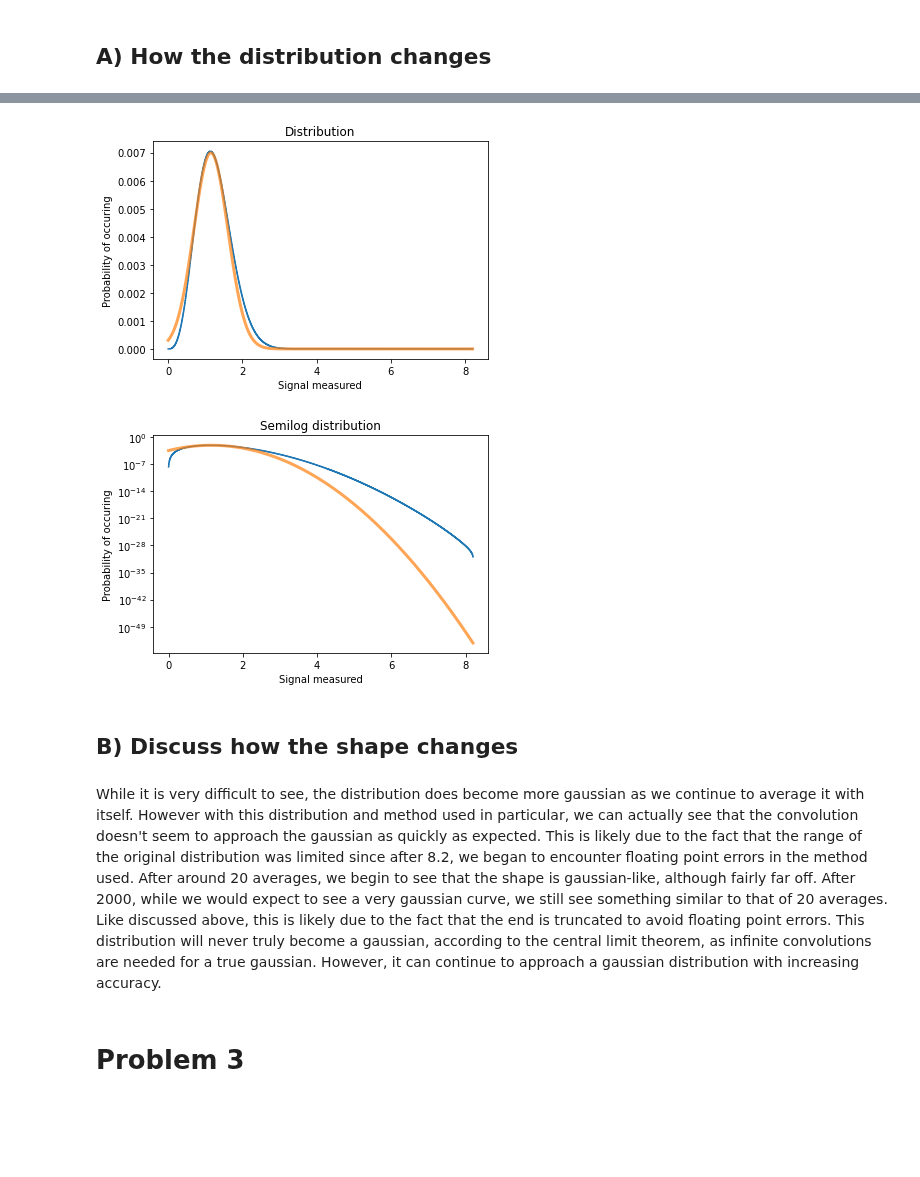
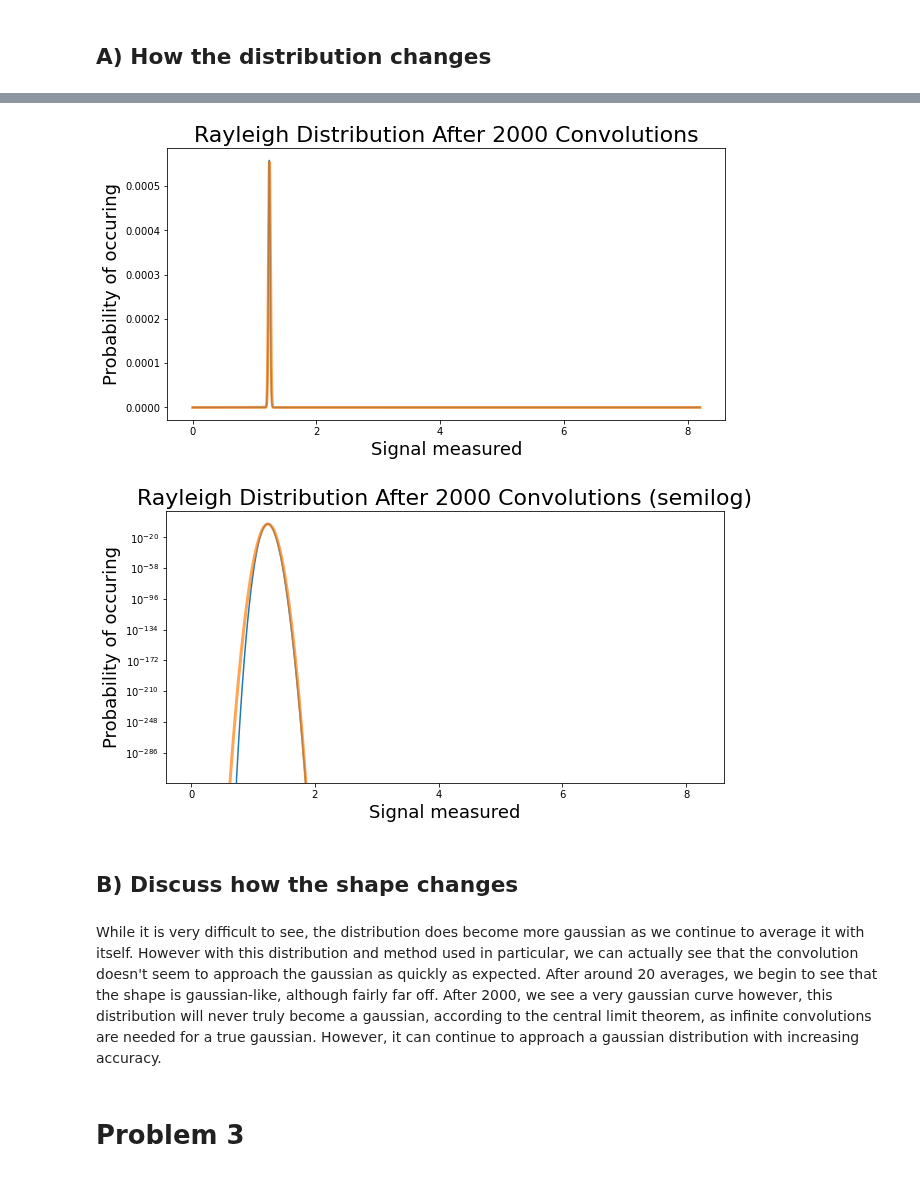
Before and after one commit to WyattOtsuka/PHYS434, a Jupyter notebook: lab2.ipynb, the cells around one changed output, grey strips where cells are left out. Drawn from its saved outputs; the diff is of its cells as text; code cells hidden in the pictures; blank space fills up the shorter version.

```diff
--- a/lab2.ipynb
+++ b/lab2.ipynb
@@ -160,9 +197,9 @@ Sigma:          4.166993808122153
 # %% [markdown]
 ## A) How the distribution changes
 # %%
-bins = [-1]*501
+bins = [-1]*201
 start = -1
-for i, end in zip(range(501), np.linspace(0,8.2,501)):  # This is limited to 8.2 since after this, the numbers are too small to subtract traditionally
+for i, end in zip(range(201), np.linspace(0,8.2,201)):  # This is limited to 8.2 since after this, the numbers are too small to subtract traditionally
     bins[i] = scipy.stats.rayleigh.cdf(end) - scipy.stats.rayleigh.cdf(start)
     start = end
 rayleigh_base = bins[1:]  # slices off bin from 0 to 0
@@ -174,5 +211,5 @@ graph(0,len(rayleigh_base), rayleigh_base, 0.8,50,1, 1, averageMax = 8.2)
 # %%
-convovled_rayleigh = rayleigh_base
+convolved_rayleigh_5 = rayleigh_base
 for i in range(5) :
-    convolved_rayleigh = np.convolve(rayleigh_base, convovled_rayleigh)
+    convolved_rayleigh_5 = np.convolve(rayleigh_base, convolved_rayleigh_5)
 # %%
@@ -183,5 +220,5 @@ graph(0,len(convolved_rayleigh), convolved_rayleigh, 0.47, 124, 1.15, 5, average
 # %%
-convovled_rayleigh = rayleigh_base
+convolved_rayleigh_20 = rayleigh_base
 for i in range(20) :
-    convolved_rayleigh = np.convolve(rayleigh_base, convovled_rayleigh)
+    convolved_rayleigh_20 = np.convolve(rayleigh_base, convolved_rayleigh_20)
 # %%
@@ -192,16 +229,16 @@ graph(0,len(convolved_rayleigh), convolved_rayleigh, 0.46, 124, 1.15, 20, averag
 # %%
-convovled_rayleigh = rayleigh_base
-for i in range(20000) :
-    convolved_rayleigh = np.convolve(rayleigh_base, convovled_rayleigh)
+convolved_rayleigh = rayleigh_base
+for i in range(2000) :
+    convolved_rayleigh = np.convolve(rayleigh_base, convolved_rayleigh)
 # %%
-graph(0,len(convolved_rayleigh), convolved_rayleigh, 0.46, 124, 1.15, 20, averageMax = 8.2)
+graph(0,len(convolved_rayleigh), convolved_rayleigh, 0.016, 45000, 1.241, 20, averageMax = 8.2, title = "Rayleigh Distribution After 2000 Convolutions")
 # %% [output]
-[figure, old version]
+[figure, new version]
-[figure, old version]
+[figure, new version]
 # %% [markdown]
 ## B) Discuss how the shape changes
 # %% [markdown]
-While it is very difficult to see, the distribution does become more gaussian as we continue to average it with itself. However with this distribution and method used in particular, we can actually see that the convolution doesn't seem to approach the gaussian as quickly as expected. This is likely due to the fact that the range of the original distribution was limited since after 8.2, we began to encounter floating point errors in the method used. After around 20 averages, we begin to see that the shape is gaussian-like, although fairly far off. After 2000, while we would expect to see a very gaussian curve, we still see something similar to that of 20 averages. Like discussed above, this is likely due to the fact that the end is truncated to avoid floating point errors. This distribution will never truly become a gaussian, according to the central limit theorem, as infinite convolutions are needed for a true gaussian. However, it can continue to approach a gaussian distribution with increasing accuracy.
+While it is very difficult to see, the distribution does become more gaussian as we continue to average it with itself. However with this distribution and method used in particular, we can actually see that the convolution doesn't seem to approach the gaussian as quickly as expected. After around 20 averages, we begin to see that the shape is gaussian-like, although fairly far off. After 2000, we see a very gaussian curve however, this distribution will never truly become a gaussian, according to the central limit theorem, as infinite convolutions are needed for a true gaussian. However, it can continue to approach a gaussian distribution with increasing accuracy.
 # %% [markdown]
 # Problem 3
 # %% [markdown]
```
Also changed, not shown: parts of 20 cells of this notebook, 1 other file.
